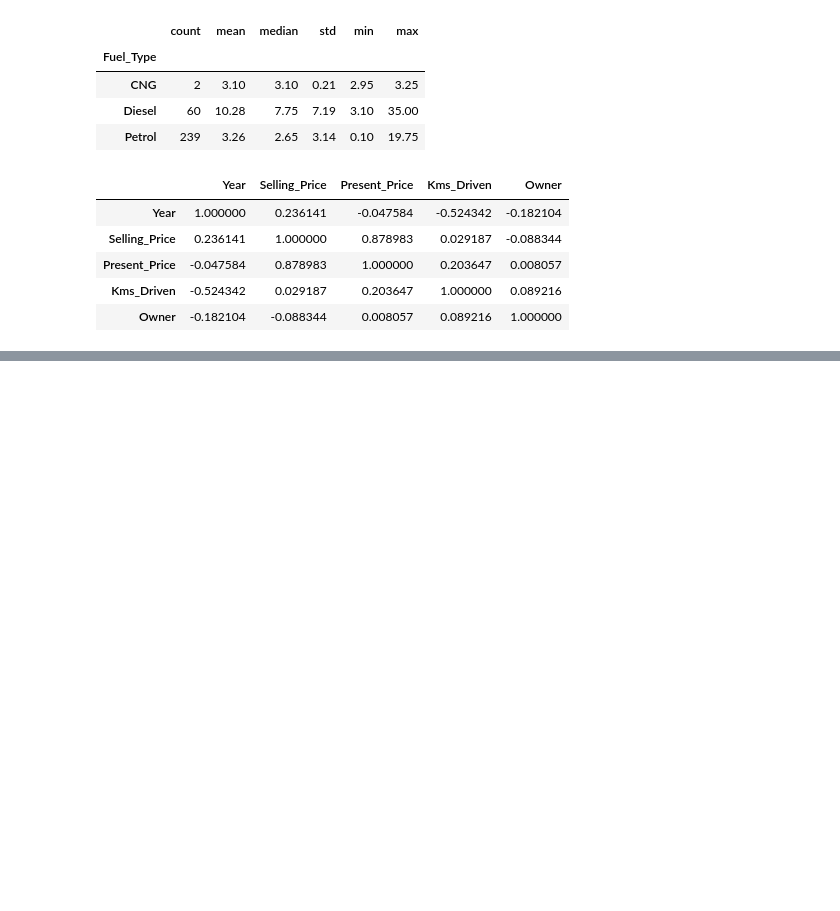
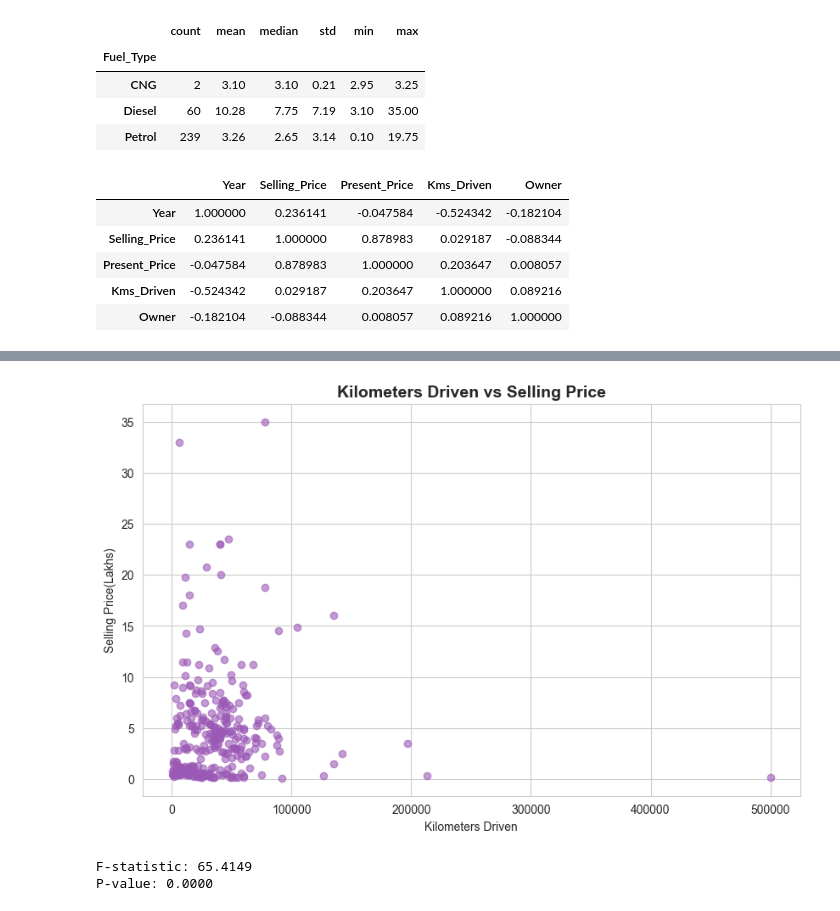
Before and after one commit to jihane01/Cars-price-prediction, a Jupyter notebook: car-price-prediction.ipynb, the cells around one changed output, grey strips where cells are left out. Cells and saved outputs as stored; diff of their text form; code cells hidden in the pictures; blank space fills up the shorter version.

```diff
--- a/car-price-prediction.ipynb
+++ b/car-price-prediction.ipynb
@@ -97,0 +118,11 @@ NameError: name 'car_dataset' is not defined
+# %%
+#Kms driven vs Selling Price
+
+plt.figure(figsize=(10,6))
+plt.scatter(data['Kms_Driven'], data['Selling_Price'], alpha=0.6, c='#9b59b6')
+plt.title('Kilometers Driven vs Selling Price',fontsize=14, fontweight='bold')
+plt.xlabel('Kilometers Driven')
+plt.ylabel('Selling Price(Lakhs)')
+plt.show()
+# %% [output]
+[figure, added]
@@ -97,0 +131,10 @@ NameError: name 'car_dataset' is not defined
+# %%
+# Now run ANOVA with your groups
+f_stat, p_value = stats.f_oneway(*groups)
+
+# Print results
+print(f"F-statistic: {f_stat:.4f}")
+print(f"P-value: {p_value:.4f}")
+# %% [output]
+F-statistic: 65.4149
+P-value: 0.0000
```
Also changed, not shown: parts of 6 cells of this notebook.
